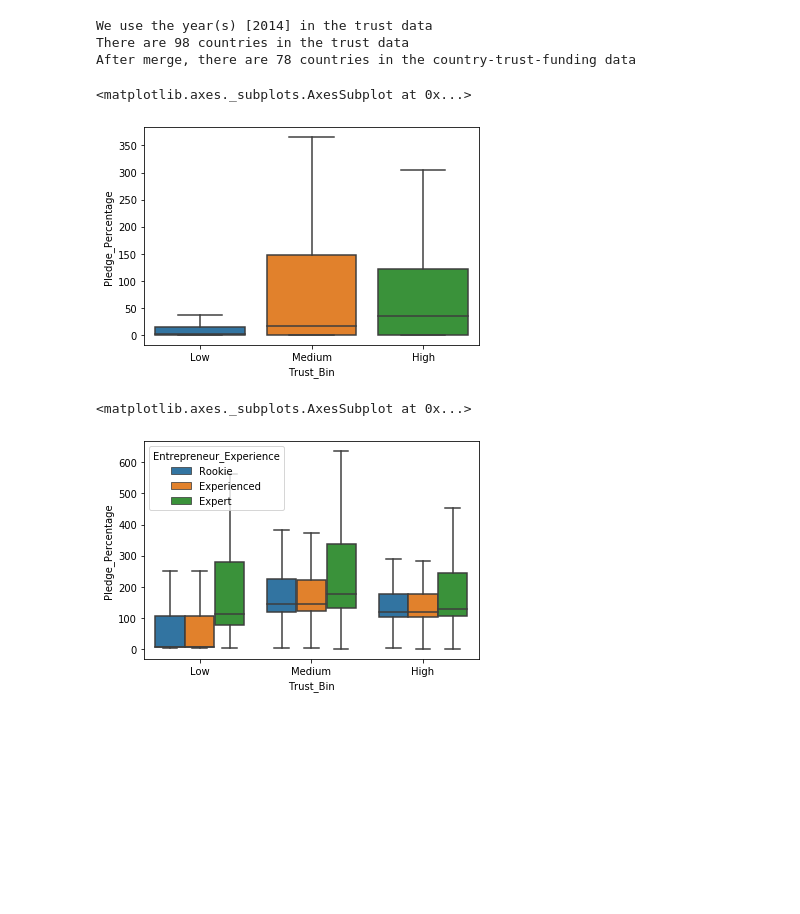
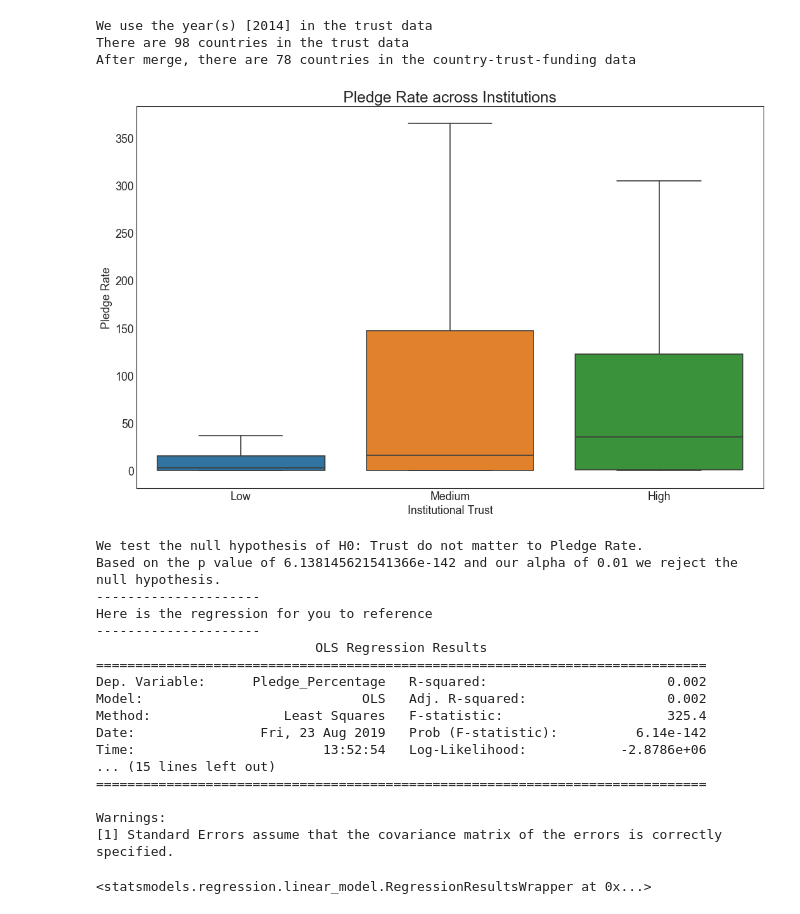
Before and after one commit to powergascan/mod3-hypothesis-testing, a Jupyter notebook: hypothesis_testing.ipynb, the cells around one changed output. Drawn from its saved outputs; the diff is of its cells as text; code cells hidden in the pictures; blank space fills up the shorter version.

```diff
--- a/hypothesis_testing.ipynb
+++ b/hypothesis_testing.ipynb
@@ -70,12 +64,29 @@ There are 98 countries in the trust data
 After merge, there are 78 countries in the country-trust-funding data
 # %%
 #plot 1: destribution of Funding Percentage for Low trust, Medium trust and High trust countries
-sns.boxplot(x='Trust_Bin', y='Pledge_Percentage', data=trust_funding_data, showfliers=False)
+trust_bin_plot= visualization_BOX('Trust_Bin', 'Pledge_Percentage', trust_funding_data, None,"Institutional Trust", "Pledge Rate", "Pledge Rate across Institutions", "Pledge_Rate_Trust_Bin")
 # %% [output]
-<matplotlib.axes._subplots.AxesSubplot at 0x...>
-[figure, old version]
+[figure, new version]
-# %%
-sns.boxplot(x='Trust_Bin', y='Pledge_Percentage', data=trust_funding_data, hue="Entrepreneur_Experience", showfliers=False)
-# %% [output]
-<matplotlib.axes._subplots.AxesSubplot at 0x...>
-[figure, removed]
+# %%
+#Hypothesis 1: Trust do not matter to pledge rate across countries
+equation1='Pledge_Percentage ~ C(Trust_Bin,Treatment(reference="Low"))'
+FTest(trust_funding_data, equation1, Null="Trust do not matter to Pledge Rate.", alpha=0.01)
+# %% [output]
+We test the null hypothesis of H0: Trust do not matter to Pledge Rate.
+Based on the p value of 6.138145621541366e-142 and our alpha of 0.01 we reject the null hypothesis.
+---------------------
+Here is the regression for you to reference
+---------------------
+                            OLS Regression Results
+==============================================================================
+Dep. Variable:      Pledge_Percentage   R-squared:                       0.002
+Model:                            OLS   Adj. R-squared:                  0.002
+Method:                 Least Squares   F-statistic:                     325.4
+Date:                Fri, 23 Aug 2019   Prob (F-statistic):          6.14e-142
+Time:                        13:52:54   Log-Likelihood:            -2.8786e+06
+... (15 lines left out)
+==============================================================================
+
+Warnings:
+[1] Standard Errors assume that the covariance matrix of the errors is correctly specified.
+<statsmodels.regression.linear_model.RegressionResultsWrapper at 0x...>
```
Also changed, not shown: parts of 33 cells of this notebook, 12 other files.
